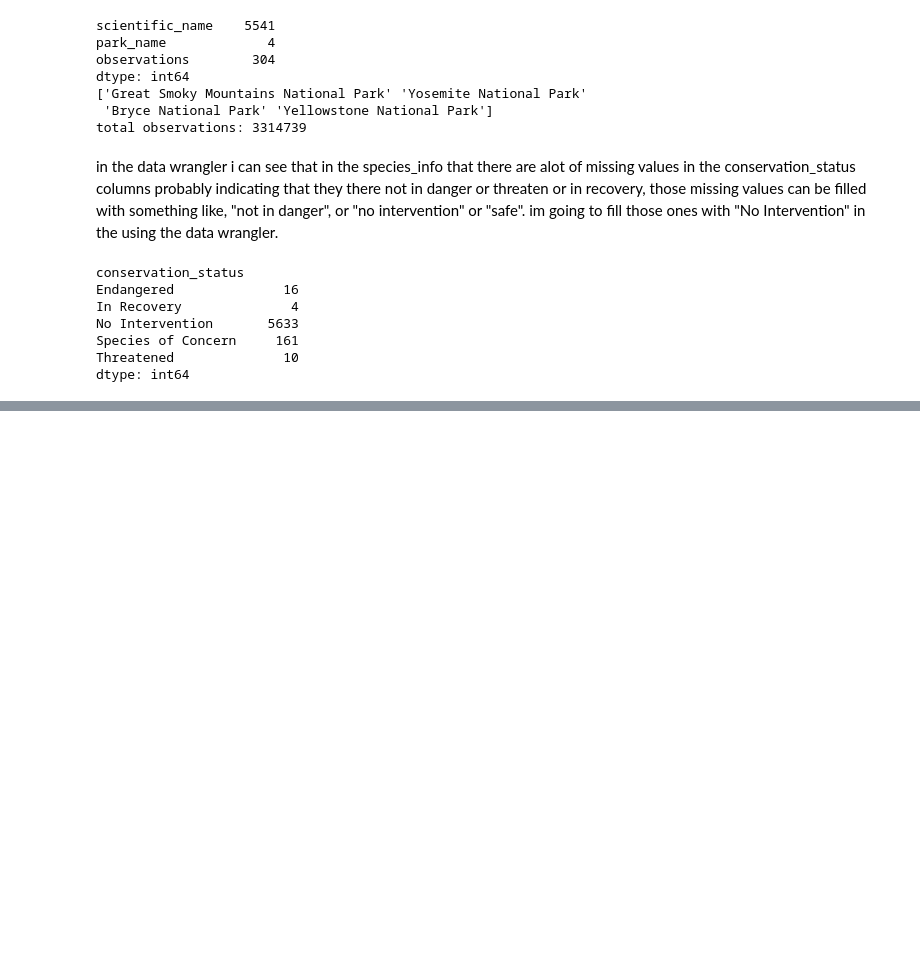
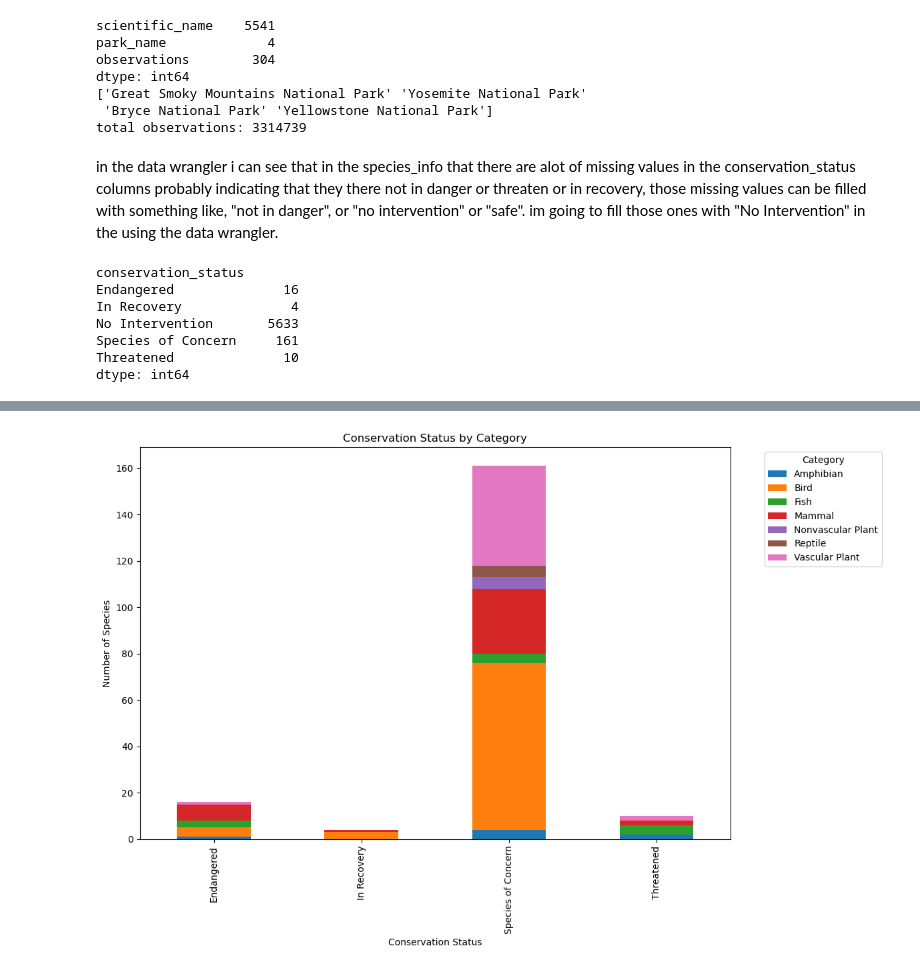
Before and after one commit to baseivan/biodiversity_starter, a Jupyter notebook: biodiversity.ipynb, the cells around one changed output, grey strips where cells are left out. Cells and saved outputs as stored; diff of their text form; code cells hidden in the pictures; blank space fills up the shorter version.

```diff
--- a/biodiversity.ipynb
+++ b/biodiversity.ipynb
@@ -67,0 +80,7 @@ dtype: int64
+# %%
+conservation_category = species[species.conservation_status != "No Intervention"] \
+    .groupby(["conservation_status", "category"])['scientific_name'] \
+    .count() \
+    .unstack()
+
+conservation_category
@@ -67,0 +94,10 @@ dtype: int64
+# %%
+conservation_category.plot(kind='bar', stacked=True, figsize=(12, 8))
+plt.title('Conservation Status by Category')
+plt.xlabel('Conservation Status')
+plt.ylabel('Number of Species')
+plt.legend(title='Category', bbox_to_anchor=(1.05, 1), loc='upper left')
+plt.tight_layout()
+plt.show()
+# %% [output]
+[figure, added]
```
Also changed, not shown: parts of 3 cells of this notebook, 1 other file.
